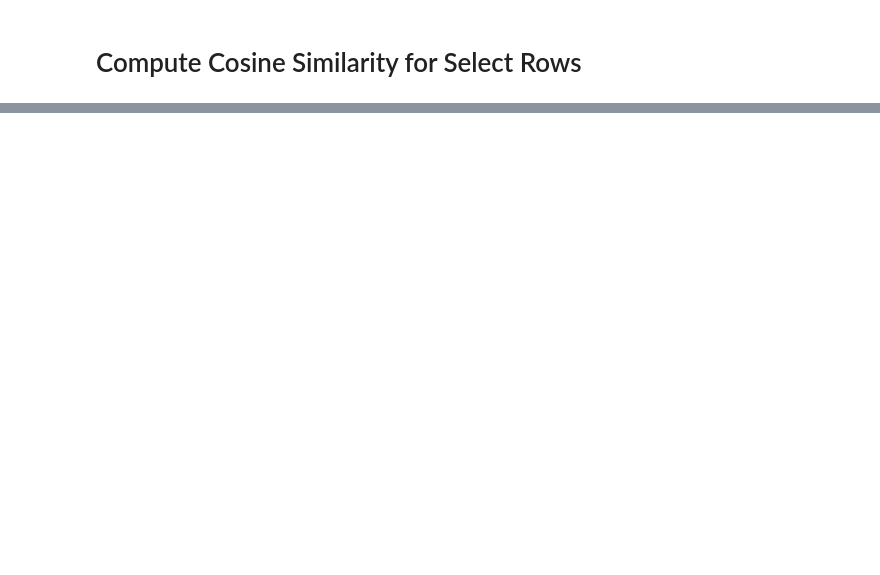
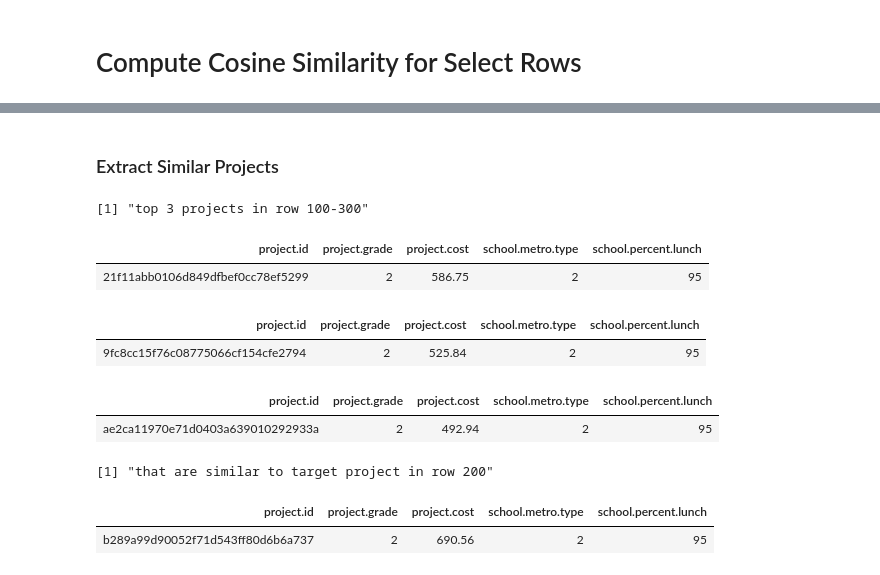
Before and after one commit to mikeona120/MATH189_Final, a Jupyter notebook: Arielle & Alec's Cosine Similarity.ipynb, the cells around one changed output, grey strips where cells are left out. Drawn from its saved outputs; the diff is of its cells as text; code cells hidden in the pictures; blank space fills up the shorter version.

```diff
--- a/Arielle & Alec's Cosine Similarity.ipynb
+++ b/Arielle & Alec's Cosine Similarity.ipynb
@@ -342,0 +420,39 @@ cosim(X,1,5)
+# %% [markdown]
+### Extract Similar Projects
+# %%
+#Find the indices of top 3 similar projects in our similarity vector
+#https://stackoverflow.com/questions/5569038/fastest-way-to-find-the-index-of-the-second-third-highest-lowest-value-in
+n = length(unique(vec200))
+t1 = which(vec200 == sort(unique(vec200),partial=n-1)[n-1])
+t2 = which(vec200 == sort(unique(vec200),partial=n-1)[n-2])
+t3 = which(vec200 == sort(unique(vec200),partial=n-1)[n-3])
+
+#Find the corresponding indices in our dataset
+xt1 = t1+100 #the 1st index in simvec200 corresponded to the 100th index in Xn
+xt2 = t2+100
+xt3 = t3+100
+
+#Show those top 3 most similar projects
+print("top 3 projects in row 100-300")
+head(X[xt1,])
+head(X[xt2,])
+head(X[xt3,])
+print("that are similar to target project in row 200")
+head((X[200,]))
+
+#length(single)
+#head(sort(single, decreasing=TRUE), 10)
+#single[t1]
+#single[t2]
+#single[t3]
+# %% [output]
+[1] "top 3 projects in row 100-300"
+| project.id | project.grade | project.cost | school.metro.type | school.percent.lunch |
+| 21f11abb0106d849dfbef0cc78ef5299 | 2 | 586.75 | 2 | 95 |
+| project.id | project.grade | project.cost | school.metro.type | school.percent.lunch |
+| 9fc8cc15f76c08775066cf154cfe2794 | 2 | 525.84 | 2 | 95 |
+| project.id | project.grade | project.cost | school.metro.type | school.percent.lunch |
+| ae2ca11970e71d0403a639010292933a | 2 | 492.94 | 2 | 95 |
+[1] "that are similar to target project in row 200"
+| project.id | project.grade | project.cost | school.metro.type | school.percent.lunch |
+| b289a99d90052f71d543ff80d6b6a737 | 2 | 690.56 | 2 | 95 |
```
Also changed, not shown: parts of 11 cells of this notebook.
